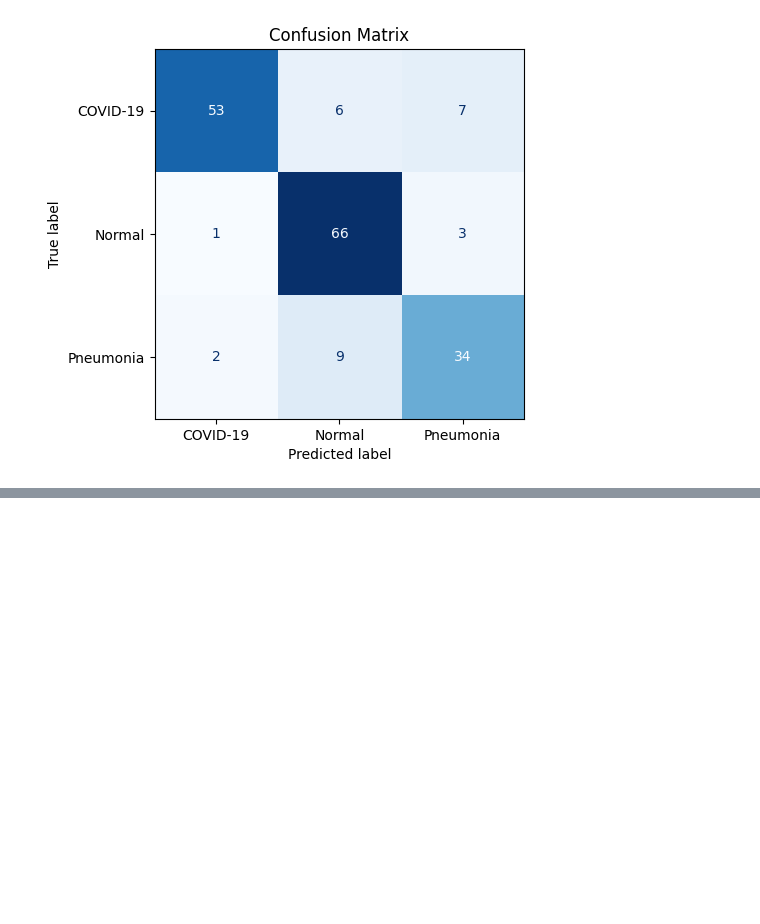
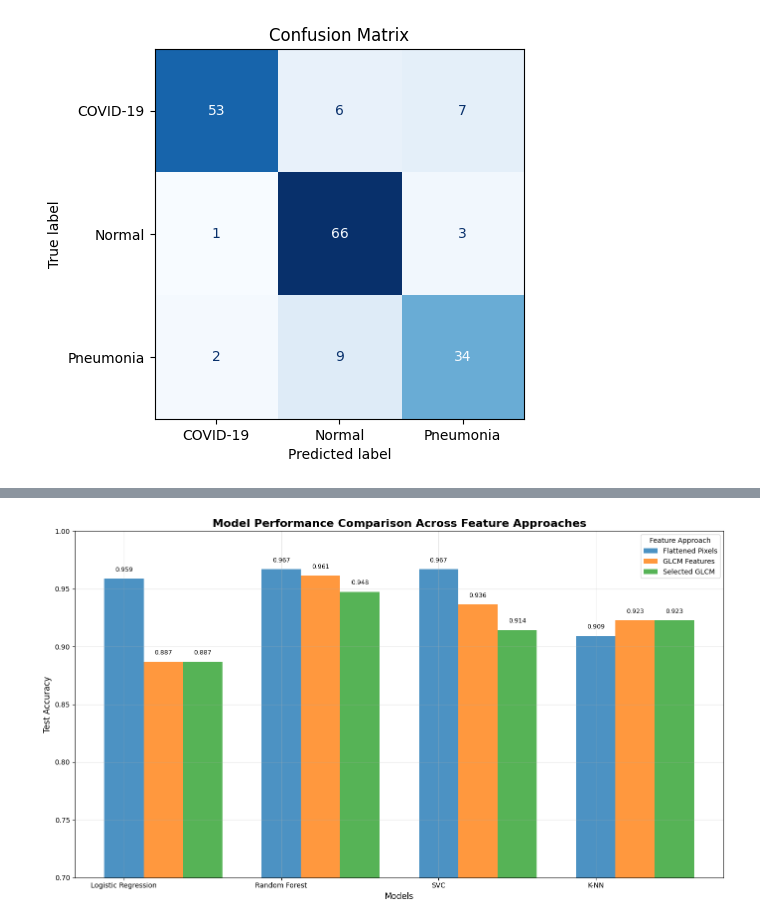
Before and after one commit to bdog18/glcm-xray-classifier, a Jupyter notebook: main.ipynb, the cells around one changed output, grey strips where cells are left out. Drawn from its saved outputs; the diff is of its cells as text; code cells hidden in the pictures; blank space fills up the shorter version.

```diff
--- a/main.ipynb
+++ b/main.ipynb
@@ -893,10 +242,0 @@ Summary statistics of GLCM data broken down in groupings by property type, and d
-# %%
-glcm_summary_df = glcm_df.drop(columns=['image_id']).copy()
-glcm_summary_df['label'] = pd.Series(glcm_summary_df['label']).map(label_map)
-grouped_stats = glcm_summary_df.groupby('label').agg(['mean', 'std', 'min', 'max'])
-
-distances = ['1', '5', '10']
-properties = ['contrast', 'energy', 'correlation']
-for prop in properties:
-    for dist in distances:
-        display(grouped_stats.filter(regex=fr'{prop}_d{dist}(?!\d)', axis=1))
@@ -1501,7 +2080,7 @@ weighted avg     0.8370    0.8343    0.8333       181
 [figure]
 # %%
 param_grid = {
-    'n_neighbors': range(3, 20),
+    'n_neighbors': range(3, 21),
     'weights': ['uniform', 'distance'],
     'metric': ['euclidean', 'manhattan', 'minkowski'],
     'algorithm': ['auto', 'ball_tree', 'kd_tree', 'brute']
@@ -1690,0 +2227,58 @@ The SVC model on the selected GLCM features achieved the best overall performanc
+# %%
+results_data = {
+    'Approach': ['Flattened Pixels', 'Flattened Pixels', 'Flattened Pixels', 'Flattened Pixels',
+                 'GLCM Features', 'GLCM Features', 'GLCM Features', 'GLCM Features',
+                 'Selected GLCM', 'Selected GLCM', 'Selected GLCM', 'Selected GLCM'],
+    'Model': ['Logistic Regression', 'Random Forest', 'SVC', 'K-NN',
+              'Logistic Regression', 'Random Forest', 'SVC', 'K-NN',
+              'Logistic Regression', 'Random Forest', 'SVC', 'K-NN'],
+    'Test_Accuracy': [
+        lr_flat.score(X_test_flat, y_test_flat),
+        rf_flat.score(X_test_flat, y_test_flat),
+        svc_flat.score(X_test_flat, y_test_flat),
+        knn_flat.score(X_test_flat, y_test_flat),
+        lr_glcm.score(X_test_glcm, y_test_glcm),
+        rf_glcm.score(X_test_glcm, y_test_glcm),
+        svc_glcm.score(X_test_glcm, y_test_glcm),
+        knn_glcm.score(X_test_glcm, y_test_glcm),
+        lr_glcm_positive_only.score(X_test_glcm_lr, y_test_glcm),
+        rf_glcm_positive_only.score(X_test_glcm_rf, y_test_glcm),
+        svc_glcm_positive_only.score(X_test_glcm_svc, y_test_glcm),
+        knn_glcm_positive_only.score(X_test_glcm_knn, y_test_glcm)
+    ]
+}
+
+results_df = pd.DataFrame(results_data)
+results_df['Test_Accuracy'] = results_df['Test_Accuracy'].round(4)
+
+print("COMPREHENSIVE MODEL PERFORMANCE SUMMARY")
+print("=" * 50)
+print(results_df.to_string(index=False))
+
+# Create visualization
+plt.figure(figsize=(14, 8))
+approaches = results_df['Approach'].unique()
+colors = ['#1f77b4', '#ff7f0e', '#2ca02c']
+
+for i, approach in enumerate(approaches):
+    subset = results_df[results_df['Approach'] == approach]
+    x_pos = range(len(subset))
+    x_pos = [x + i * 0.25 for x in x_pos]
+
+    plt.bar(x_pos, subset['Test_Accuracy'], width=0.25,
+            label=approach, color=colors[i], alpha=0.8)
+
+    # Add value labels on bars
+    for j, (x, y) in enumerate(zip(x_pos, subset['Test_Accuracy'])):
+        plt.text(x, y + 0.005, f'{y:.3f}', ha='center', va='bottom', fontsize=9)
+
+plt.title('Model Performance Comparison Across Feature Approaches', fontsize=16, fontweight='bold')
+plt.xlabel('Models', fontsize=12)
+plt.ylabel('Test Accuracy', fontsize=12)
+plt.xticks(range(4), ['Logistic Regression', 'Random Forest', 'SVC', 'K-NN'])
+plt.legend(title='Feature Approach')
+plt.grid(True, alpha=0.3)
+plt.ylim(0.7, 1.0)
+plt.tight_layout()
+plt.show()
+# %% [output]
@@ -1690,0 +2300 @@ The SVC model on the selected GLCM features achieved the best overall performanc
+[figure, added]
```
Also changed, not shown: parts of 109 cells of this notebook, 7 other files.
